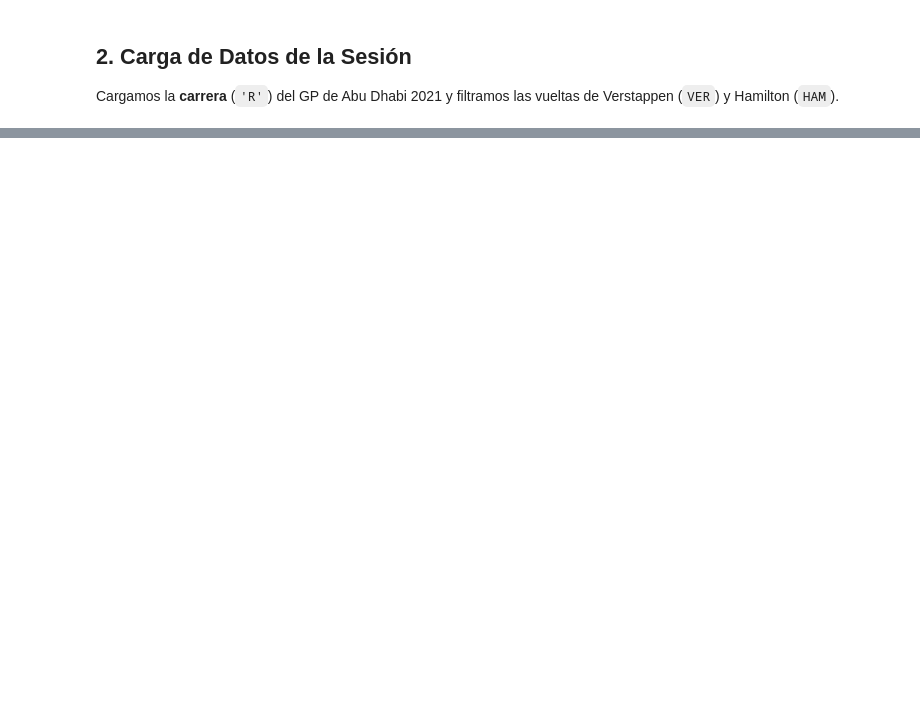
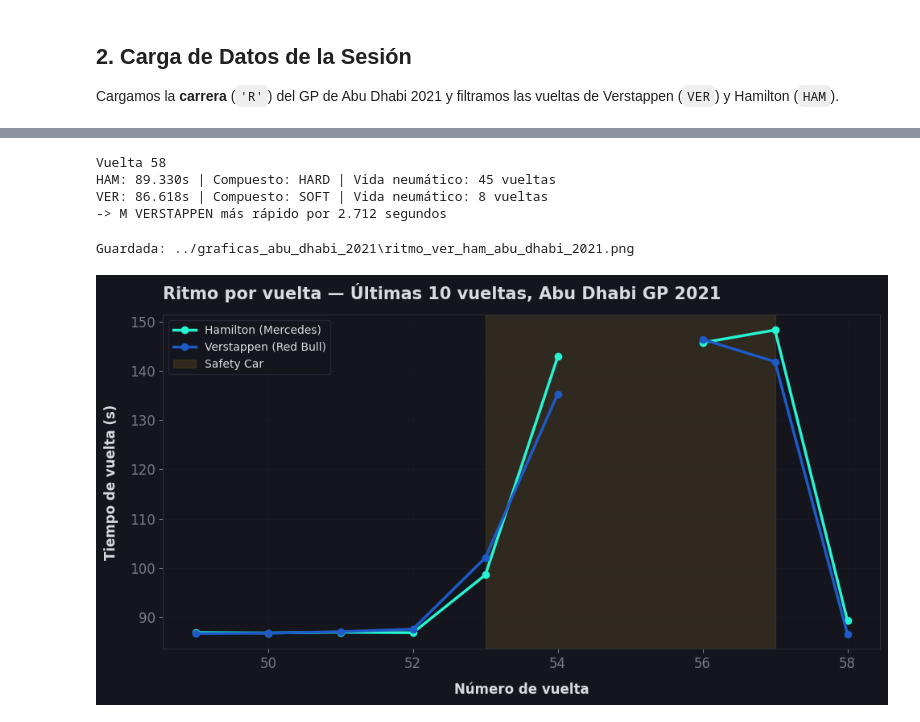
Before and after one commit to josgarciave/f1-data-science, a Jupyter notebook: notebooks/eda_abu_dhabi.ipynb, the cells around one changed output, grey strips where cells are left out. Cells and saved outputs as stored; diff of their text form; code cells hidden in the pictures; blank space fills up the shorter version.

Commit message:
feat: add EDA notebook for 2021 Abu Dhabi GP using FastF1

```diff
--- a/notebooks/eda_abu_dhabi.ipynb
+++ b/notebooks/eda_abu_dhabi.ipynb
@@ -34,3 +90,7 @@ session.load()
 
 print(f'Sesión cargada: {session.event["EventName"]} {YEAR} — {session.name}')
 print(f'Total de vueltas de carrera: {session.total_laps}')
+
+df = session.laps.copy()
+
+df["LapTimeSec"] = df["LapTime"].dt.total_seconds()
@@ -245,0 +119,14 @@ print('Gráfica guardada en visualisations/02_last10laps_ver_vs_ham_abu_dhabi_20
+# %%
+# Filtrar VER y HAM en las últimas vueltas de la 49 a la 58
+
+LAP_START, LAP_END = 49, 58
+
+foc = df[(df["Driver"].isin(["VER", "HAM"])) & (df["LapNumber"].between(LAP_START, LAP_END))
+].sort_values(["LapNumber", "Driver"]).copy()
+
+cols = [
+    "Driver", "LapNumber", "LapTimeSec", "Compound", "TyreLife",
+    "FreshTyre", "Stint", "PitInTime", "PitOutTime", "Position",
+]
+print("Tabla comparativa VER vs HAM (últimas vueltas)")
+print(foc[cols].to_string(index=False))
@@ -245,0 +205,56 @@ print('Gráfica guardada en visualisations/02_last10laps_ver_vs_ham_abu_dhabi_20
+# %%
+# Ultima vuelta Max Vs Hamilton
+last_lap = df["LapNumber"].max()
+
+ham_last = df[(df["Driver"] == "HAM") & (df["LapNumber"] == last_lap)]
+ver_last = df[(df["Driver"] == "VER") & (df["LapNumber"] == last_lap)]
+
+ham_time = ham_last["LapTimeSec"].values[0]
+ver_time = ver_last["LapTimeSec"].values[0]
+delta = ham_time - ver_time
+
+print(f"\nVuelta {int(last_lap)}")
+print(f"HAM: {ham_time:.3f}s | Compuesto: {ham_last['Compound'].values[0]} "
+      f"| Vida neumático: {ham_last['TyreLife'].values[0]:.0f} vueltas")
+print(f"VER: {ver_time:.3f}s | Compuesto: {ver_last['Compound'].values[0]} "
+      f"| Vida neumático: {ver_last['TyreLife'].values[0]:.0f} vueltas")
+print(f"-> M VERSTAPPEN más rápido por {delta:.3f} segundos")
+# %% [output]
+Vuelta 58
+HAM: 89.330s | Compuesto: HARD | Vida neumático: 45 vueltas
+VER: 86.618s | Compuesto: SOFT | Vida neumático: 8 vueltas
+-> M VERSTAPPEN más rápido por 2.712 segundos
+# %%
+# Grafica comparativa del ritmo ultimas 10 vueltas de Max vs Ham
+ham_series = foc[foc["Driver"] == "HAM"].set_index("LapNumber")["LapTimeSec"]
+ver_series = foc[foc["Driver"] == "VER"].set_index("LapNumber")["LapTimeSec"]
+
+fig, ax = plt.subplots(figsize=(10, 5.5))
+
+# Gráficas de líneas
+ax.plot(ham_series.index, ham_series.values, marker="o",
+        label="Hamilton (Mercedes)", color="#27F4D2", linewidth=2.5, markersize=6)
+ax.plot(ver_series.index, ver_series.values, marker="o",
+        label="Verstappen (Red Bull)", color="#1E5BC6", linewidth=2.5, markersize=6)
+
+# Sombreado del Safety Car
+ax.axvspan(53, 57, color=ACCENT_GOLD, alpha=0.15, label="Safety Car")
+
+# Etiquetas de ejes
+ax.set_xlabel("Número de vuelta", fontweight="bold", labelpad=10)
+ax.set_ylabel("Tiempo de vuelta (s)", fontweight="bold", labelpad=10)
+
+# Aplicar función de estilo
+style_ax(ax, "Ritmo por vuelta — Últimas 10 vueltas, Abu Dhabi GP 2021")
+
+# Leyenda
+legend = ax.legend(facecolor=CARBON, edgecolor=GRID_COLOR, fontsize=10)
+for text in legend.get_texts():
+    text.set_color(SILVER)
+
+# Guardar Grafica
+fig.tight_layout()
+save(fig, "ritmo_ver_ham_abu_dhabi_2021.png")
+# %% [output]
+Guardada: ../graficas_abu_dhabi_2021\ritmo_ver_ham_abu_dhabi_2021.png
+[figure, added]
```
Also changed, not shown: parts of 17 cells of this notebook.
